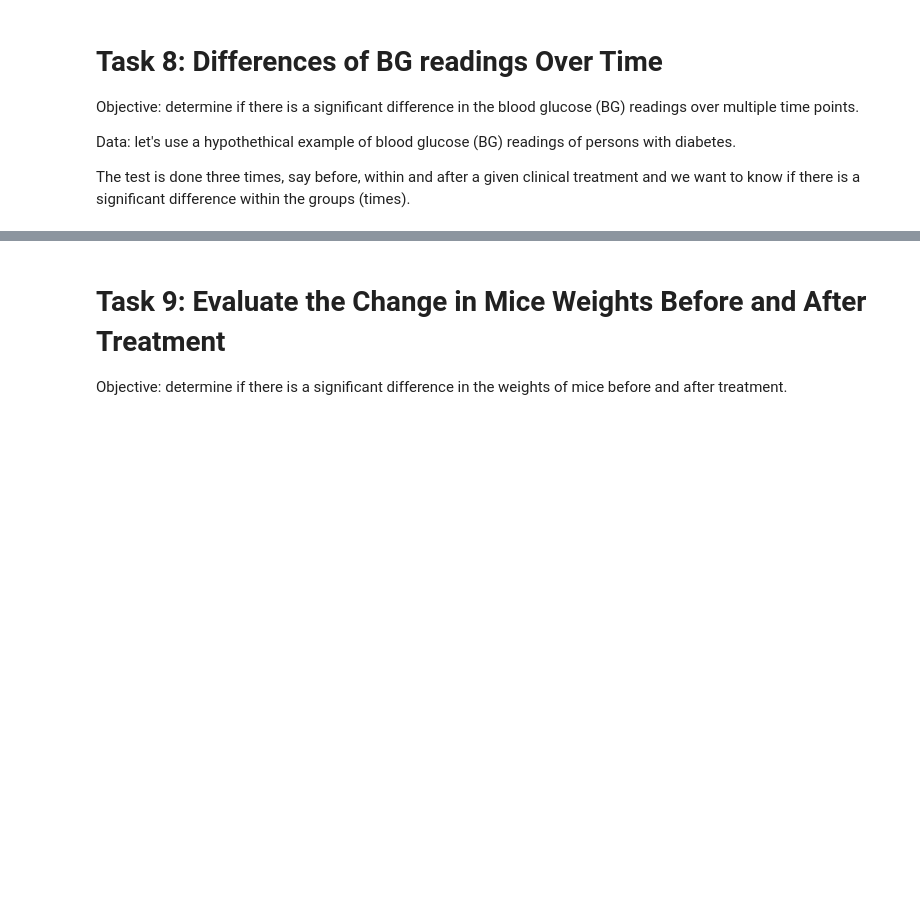
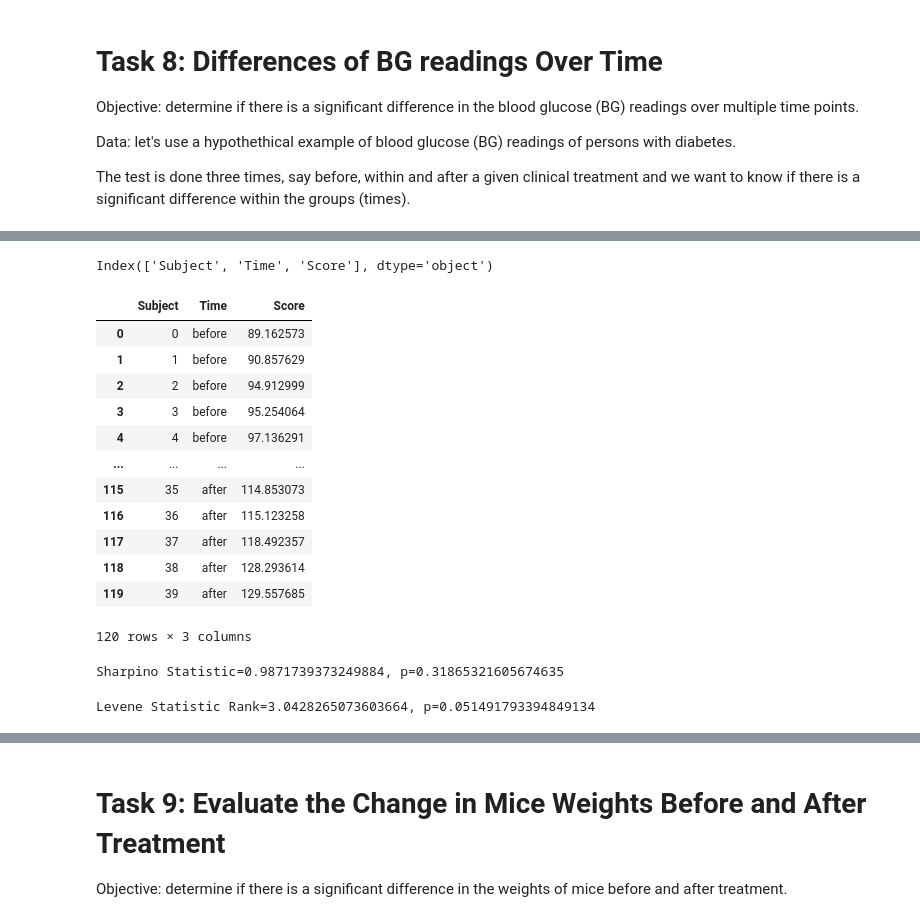
Before and after one commit to codemaster004/MathematicalSatistics, a Jupyter notebook: labs/Sample_Final_Labs.ipynb, the cells around one changed output, grey strips where cells are left out. Saved outputs shown, nothing was run; the diff lists cells and outputs as text; code cells hidden in the pictures; blank space fills up the shorter version.

```diff
--- a/labs/Sample_Final_Labs.ipynb
+++ b/labs/Sample_Final_Labs.ipynb
@@ -419,0 +539,36 @@ df.head(10)
+# %%
+df_blood_long = df_blood.melt(id_vars=['Subject'], var_name='Time', value_name='Score', value_vars=['before', 'during', 'after'])
+print(df_blood_long.columns)
+df_blood_long
+# %% [output]
+Index(['Subject', 'Time', 'Score'], dtype='object')
+|  | Subject | Time | Score |
+| 0 | 0 | before | 89.162573 |
+| 1 | 1 | before | 90.857629 |
+| 2 | 2 | before | 94.912999 |
+| 3 | 3 | before | 95.254064 |
+| 4 | 4 | before | 97.136291 |
+| ... | ... | ... | ... |
+| 115 | 35 | after | 114.853073 |
+| 116 | 36 | after | 115.123258 |
+| 117 | 37 | after | 118.492357 |
+| 118 | 38 | after | 128.293614 |
+| 119 | 39 | after | 129.557685 |
+120 rows × 3 columns
+# %%
+from scipy.stats import shapiro
+
+stat, p = shapiro(df_blood_long['Score'])
+print(f'Sharpino Statistic={stat}, p={p}')
+# %% [output]
+Sharpino Statistic=0.9871739373249884, p=0.31865321605674635
+# %%
+from scipy.stats import levene
+
+result_col = 'Score'
+column = 'Time'
+groups = [df_blood_long[df_blood_long[column] == g][result_col] for g in df_blood_long[column].unique()]
+stat, p = levene(*groups)
+print(f'Levene Statistic Rank={stat}, p={p}')
+# %% [output]
+Levene Statistic Rank=3.0428265073603664, p=0.051491793394849134
```
Also changed, not shown: parts of 17 cells of this notebook, 1 other file.
